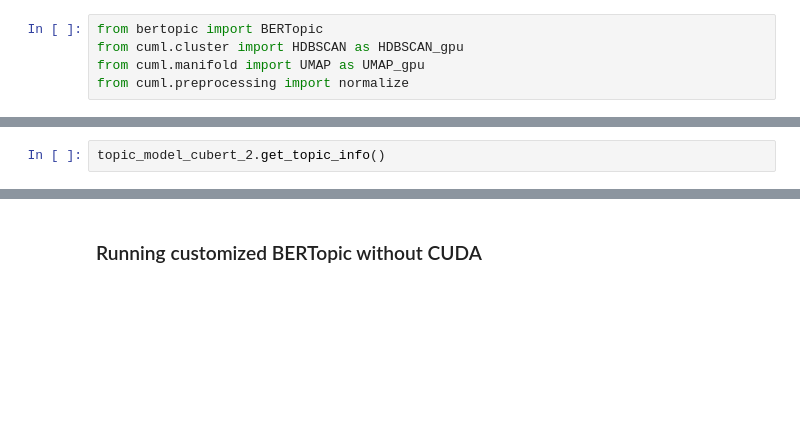
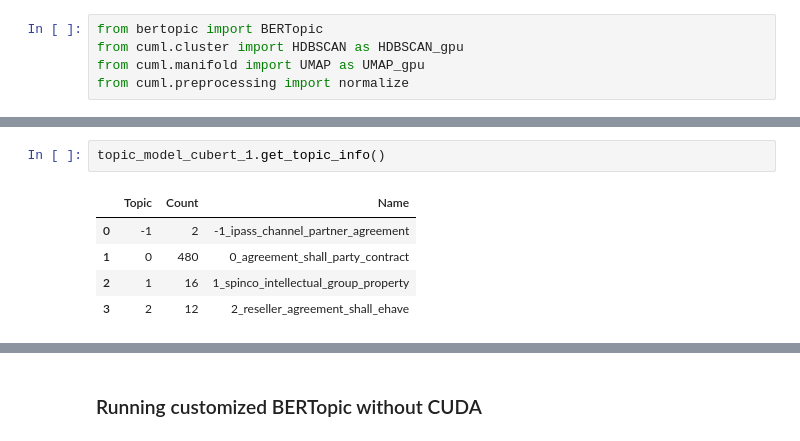
Before and after one commit to nwstephens/bertopic, a Jupyter notebook: BERTopic_gpu.ipynb, the cells around one changed output, grey strips where cells are left out. Saved outputs shown, nothing was run; the diff lists cells and outputs as text; blank space fills up the shorter version.

```diff
--- a/BERTopic_gpu.ipynb
+++ b/BERTopic_gpu.ipynb
@@ -387,3 +467,9 @@ topic_model_cubert_0.get_topic(0)
 # %%
-topic_model_cubert_2.get_topic_info()
+topic_model_cubert_1.get_topic_info()
+# %% [output]
+|  | Topic | Count | Name |
+| 0 | -1 | 2 | -1_ipass_channel_partner_agreement |
+| 1 | 0 | 480 | 0_agreement_shall_party_contract |
+| 2 | 1 | 16 | 1_spinco_intellectual_group_property |
+| 3 | 2 | 12 | 2_reseller_agreement_shall_ehave |
 # %%
```
Also changed, not shown: parts of 26 cells of this notebook.
